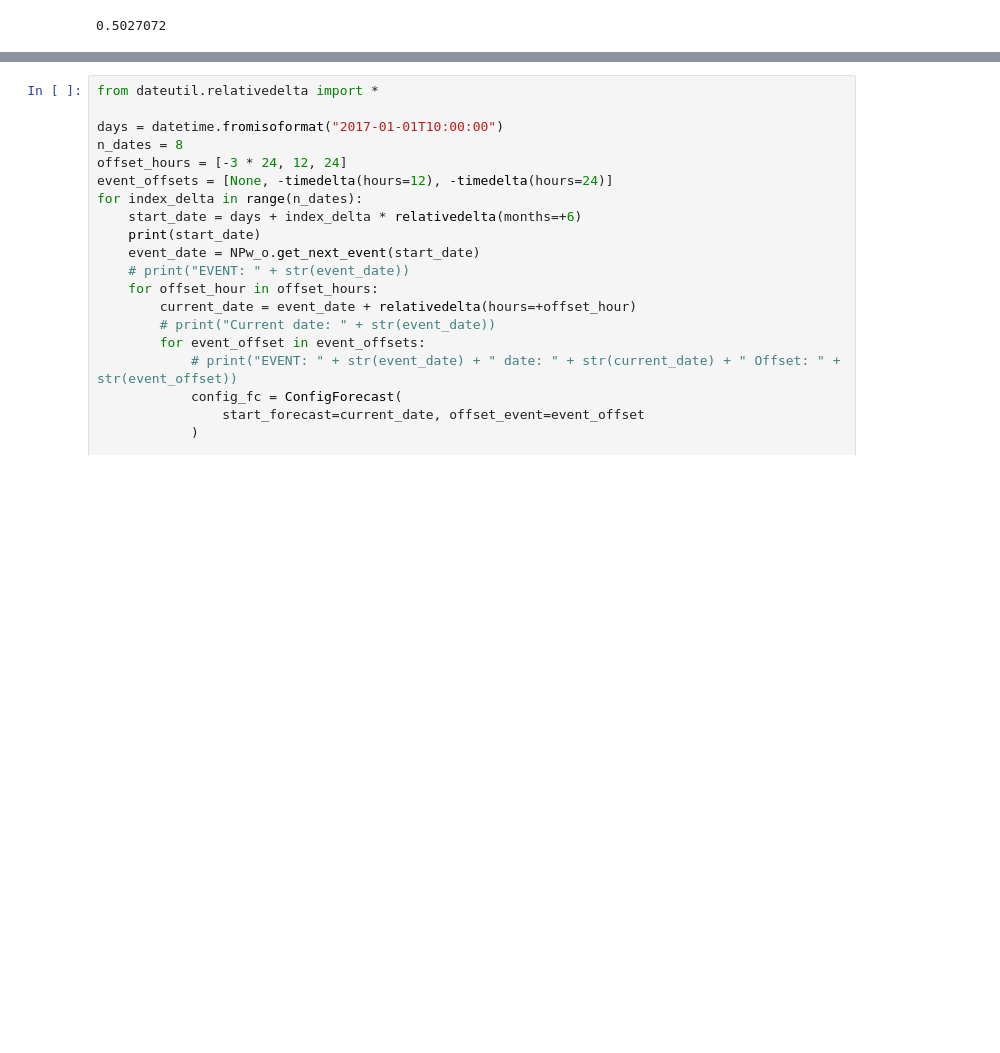
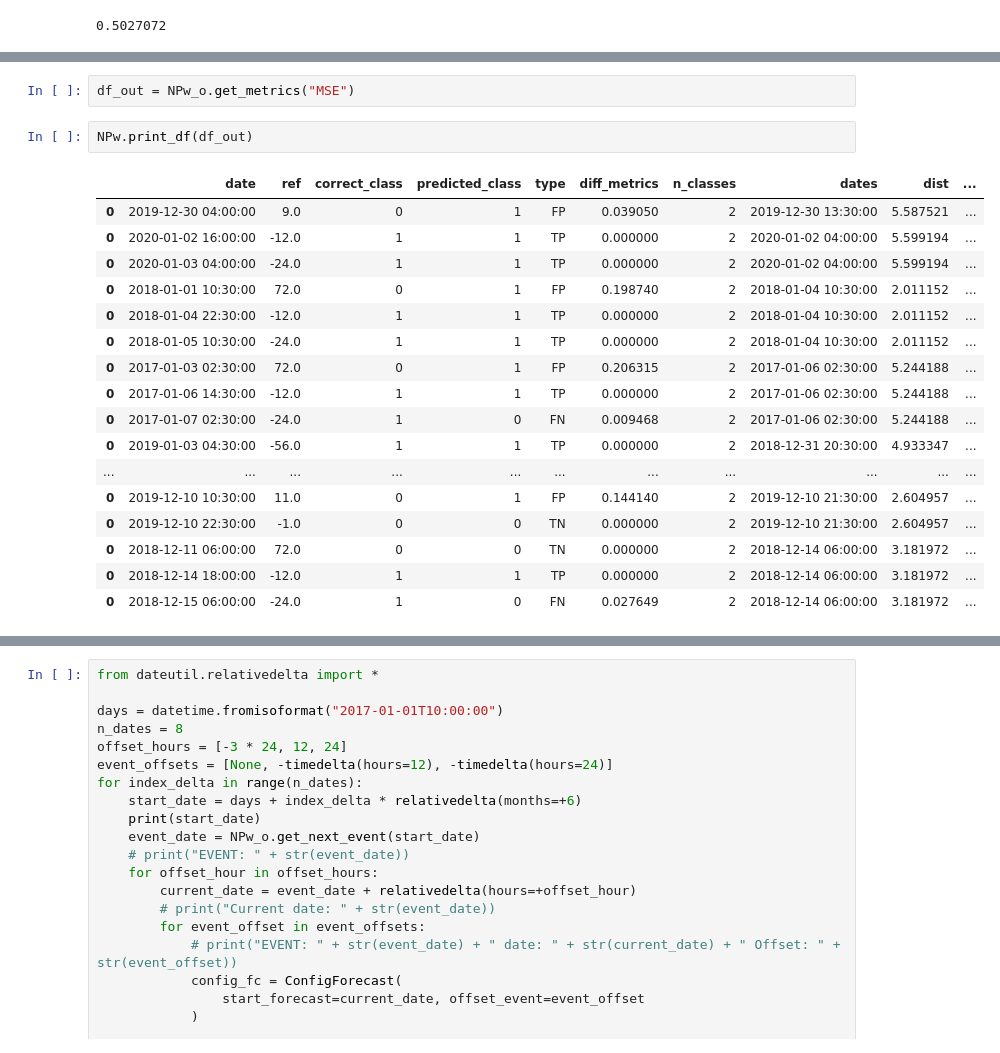
Before and after one commit to carloscanodomingo/NeuralProphetEQ, a Jupyter notebook: neuralProphet.ipynb, the cells around one changed output, grey strips where cells are left out. Cells and saved outputs as stored; diff of their text form; blank space fills up the shorter version.

Commit message:
Added metrics

```diff
--- a/neuralProphet.ipynb
+++ b/neuralProphet.ipynb
@@ -209,0 +277,22 @@ df
+# %%
+df_out = NPw_o.get_metrics("MSE")
+# %%
+NPw.print_df(df_out)
+# %% [output]
+|  | date | ref | correct_class | predicted_class | type | diff_metrics | n_classes | dates | dist | ... |
+| 0 | 2019-12-30 04:00:00 | 9.0 | 0 | 1 | FP | 0.039050 | 2 | 2019-12-30 13:30:00 | 5.587521 | ... |
+| 0 | 2020-01-02 16:00:00 | -12.0 | 1 | 1 | TP | 0.000000 | 2 | 2020-01-02 04:00:00 | 5.599194 | ... |
+| 0 | 2020-01-03 04:00:00 | -24.0 | 1 | 1 | TP | 0.000000 | 2 | 2020-01-02 04:00:00 | 5.599194 | ... |
+| 0 | 2018-01-01 10:30:00 | 72.0 | 0 | 1 | FP | 0.198740 | 2 | 2018-01-04 10:30:00 | 2.011152 | ... |
+| 0 | 2018-01-04 22:30:00 | -12.0 | 1 | 1 | TP | 0.000000 | 2 | 2018-01-04 10:30:00 | 2.011152 | ... |
+| 0 | 2018-01-05 10:30:00 | -24.0 | 1 | 1 | TP | 0.000000 | 2 | 2018-01-04 10:30:00 | 2.011152 | ... |
+| 0 | 2017-01-03 02:30:00 | 72.0 | 0 | 1 | FP | 0.206315 | 2 | 2017-01-06 02:30:00 | 5.244188 | ... |
+| 0 | 2017-01-06 14:30:00 | -12.0 | 1 | 1 | TP | 0.000000 | 2 | 2017-01-06 02:30:00 | 5.244188 | ... |
+| 0 | 2017-01-07 02:30:00 | -24.0 | 1 | 0 | FN | 0.009468 | 2 | 2017-01-06 02:30:00 | 5.244188 | ... |
+| 0 | 2019-01-03 04:30:00 | -56.0 | 1 | 1 | TP | 0.000000 | 2 | 2018-12-31 20:30:00 | 4.933347 | ... |
+| ... | ... | ... | ... | ... | ... | ... | ... | ... | ... | ... |
+| 0 | 2019-12-10 10:30:00 | 11.0 | 0 | 1 | FP | 0.144140 | 2 | 2019-12-10 21:30:00 | 2.604957 | ... |
+| 0 | 2019-12-10 22:30:00 | -1.0 | 0 | 0 | TN | 0.000000 | 2 | 2019-12-10 21:30:00 | 2.604957 | ... |
+| 0 | 2018-12-11 06:00:00 | 72.0 | 0 | 0 | TN | 0.000000 | 2 | 2018-12-14 06:00:00 | 3.181972 | ... |
+| 0 | 2018-12-14 18:00:00 | -12.0 | 1 | 1 | TP | 0.000000 | 2 | 2018-12-14 06:00:00 | 3.181972 | ... |
+| 0 | 2018-12-15 06:00:00 | -24.0 | 1 | 0 | FN | 0.027649 | 2 | 2018-12-14 06:00:00 | 3.181972 | ... |
```
Also changed, not shown: parts of 8 cells of this notebook, 3 other files.
